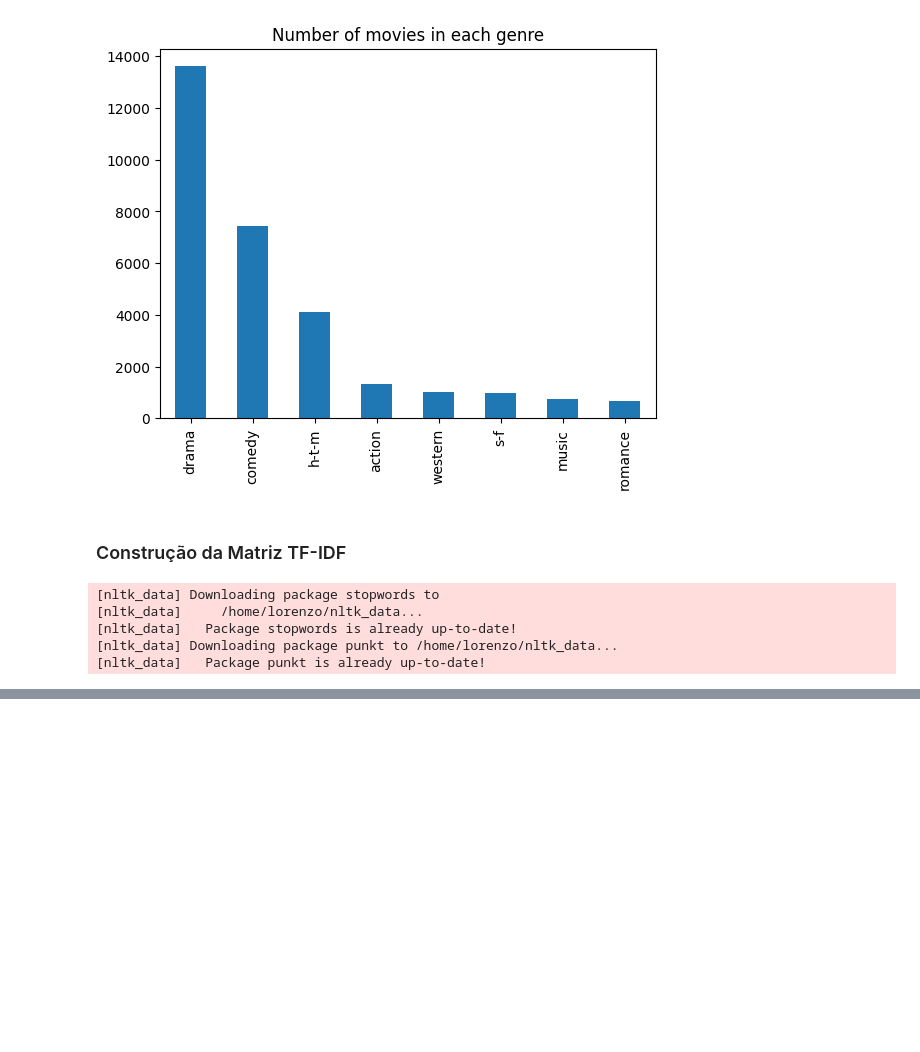
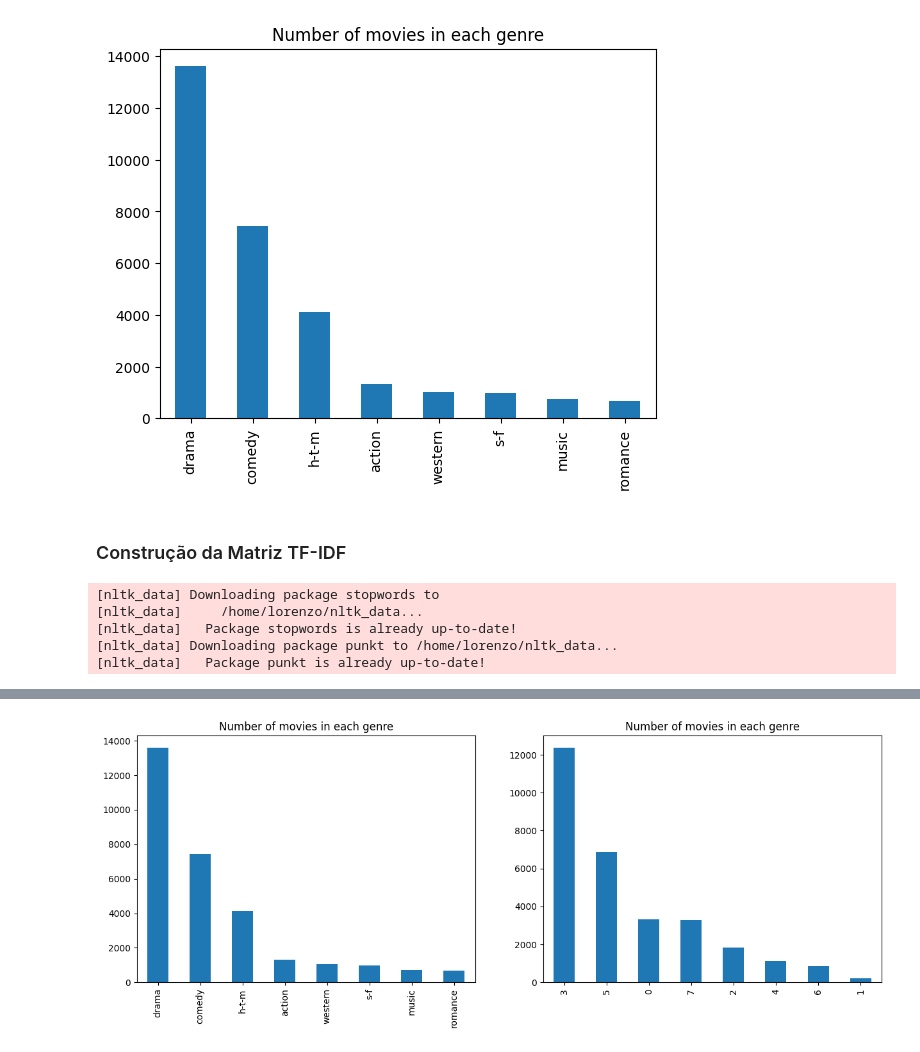
Before and after one commit to Brunu-Mene/ICienciaDados_T1, a Jupyter notebook: Trabalho_Pratico.ipynb, the cells around one changed output, grey strips where cells are left out. Drawn from its saved outputs; the diff is of its cells as text; code cells hidden in the pictures; blank space fills up the shorter version.

```diff
--- a/Trabalho_Pratico.ipynb
+++ b/Trabalho_Pratico.ipynb
@@ -37,6 +36,9 @@ data['genre'] = data['genre'].replace(['sci-fi', 'fantasy'], 's-f')
 
 #reindex data
 data = data.reset_index(drop=True)
+# %%
+#removendo possiveis valores nulos de descrição
+data = data[data['description'].notna()]
 # %% [markdown]
 ### EDA
 # %%
@@ -131,0 +163,8 @@ MemoryError: Unable to allocate 16.4 GiB for an array with shape (29894, 73439)
+# %%
+#plot both count plots of genre on top of each other
+fig, ax = plt.subplots(1,2, figsize=(15,5))
+data['genre'].value_counts().plot(kind='bar', title='Number of movies in each genre', ax=ax[0])
+pd.Series(y_kmeans).value_counts().plot(kind='bar', title='Number of movies in each genre', ax=ax[1])
+plt.show()
+# %% [output]
+[figure, added]
```
Also changed, not shown: parts of 30 cells of this notebook, 3 other files.
